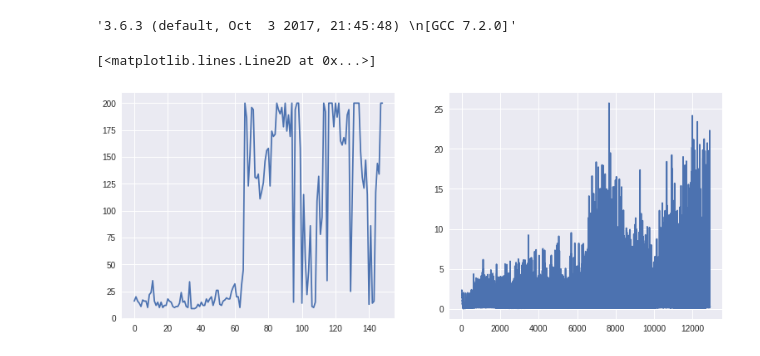
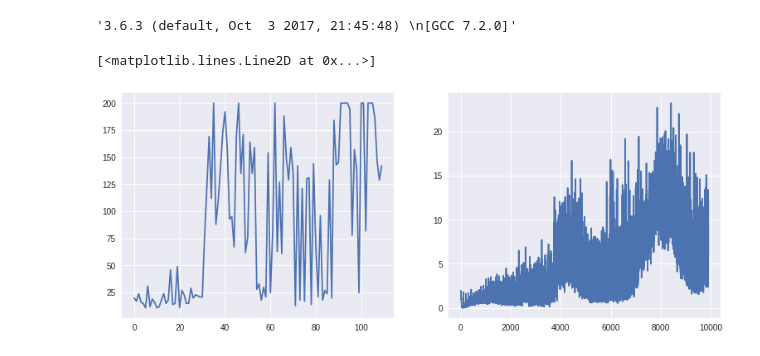
Before and after one commit to htdt/cartpole-solved, a Jupyter notebook: iqn.ipynb, the cells around one changed output. Cells and saved outputs as stored; diff of their text form; code cells hidden in the pictures.

Commit message:
fix quantile reshaping bug https://github.com/google/dopamine/commit/2de70a421ad8615fedf2e215a274467c72232347

```diff
--- a/iqn.ipynb
+++ b/iqn.ipynb
@@ -118,7 +118,7 @@ class Agent:
   def _same_shape(self, q_value, target_qv, quantiles): # batch x num_tp x num_t
     return q_value.view(self.num_t, self.batch_size).t().unsqueeze(1),\
       target_qv.view(self.num_tp, self.batch_size).t().unsqueeze(2),\
-      quantiles.view(self.batch_size, self.num_t).unsqueeze(1).repeat(1, self.num_tp, 1)
+      quantiles.view(self.num_t, self.batch_size).t().unsqueeze(1).repeat(1, self.num_tp, 1)
 
   def train_iter(self, buffer):
     state, action, reward, next_state, terminal = self._sample_batch(buffer)
@@ -152,32 +152,32 @@ agent = Agent()
 rewards, loss = [], []
 episode_reward = 0
 state = env.reset()
 
-for i in trange(13000):
+for i in trange(10000):
   eps = .01 + .99 * math.exp(-i / 500) # close to .01 at 3500
   action = agent.act_e_greedy(state, eps)
   next_state, reward, done, _ = env.step(action)
   buffer.append((state, action, reward, next_state, done))
 
   state = next_state
   episode_reward += reward
 
   if done:
     state = env.reset()
     rewards.append(episode_reward)
     episode_reward = 0
 
   if i > 100:
     loss.append(agent.train_iter(buffer))
 
   if i > 100 and i % 100 == 0:
     agent.update_target_net()
 
 plt.figure(figsize=(20,5))
 plt.subplot(131)
 plt.plot(rewards)
 plt.subplot(132)
 plt.plot(loss)
 # %% [output]
 [<matplotlib.lines.Line2D at 0x...>]
-[figure, old version]
+[figure, new version]
```
